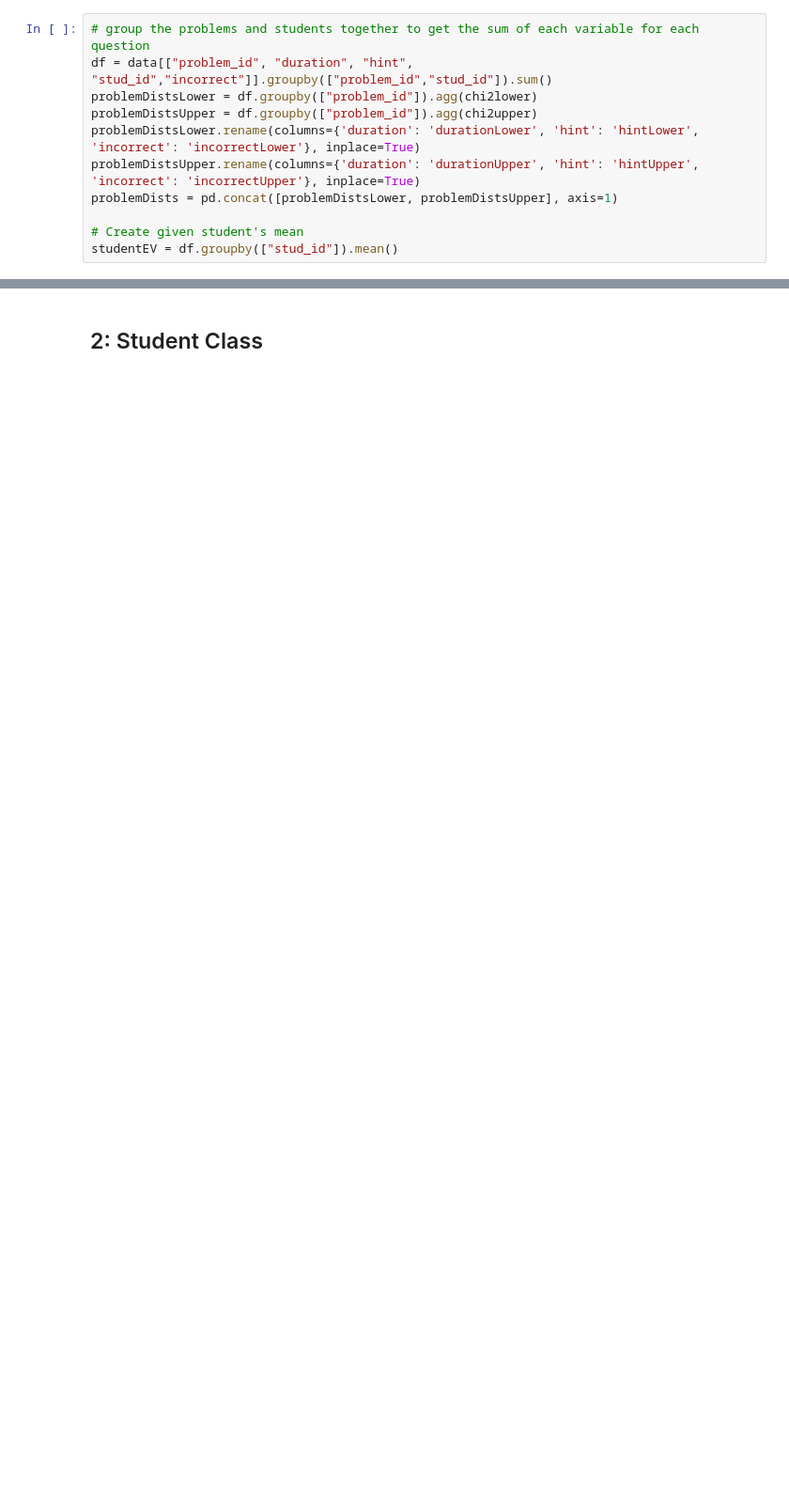
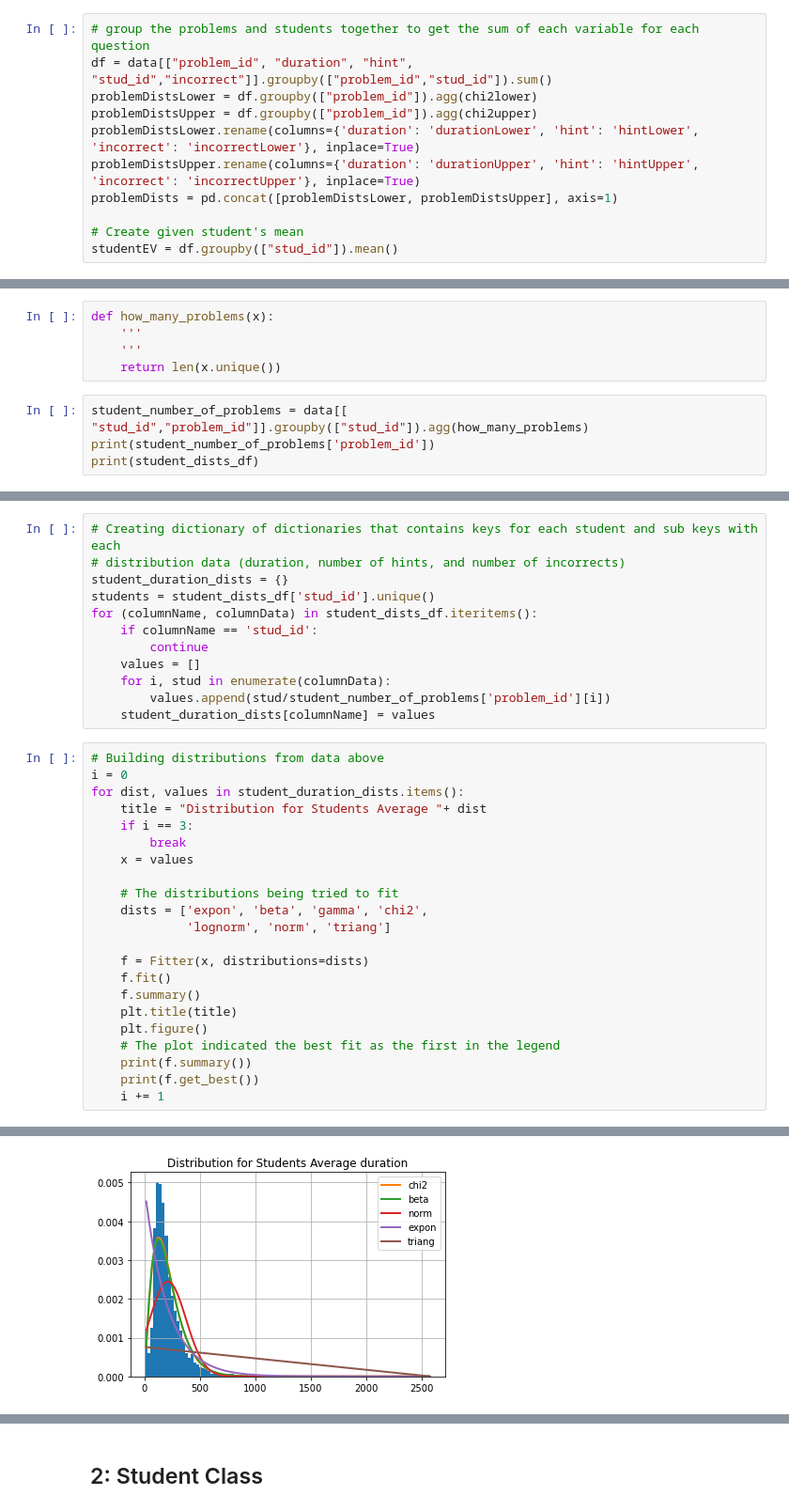
Before and after one commit to JakeH-32/Capstone, a Jupyter notebook: distribution_building.ipynb, the cells around one changed output, grey strips where cells are left out. Shown: that part at 94% size. Drawn from its saved outputs; the diff is of its cells as text; blank space fills up the shorter version.

```diff
--- a/distribution_building.ipynb
+++ b/distribution_building.ipynb
@@ -91,0 +159,9 @@ studentEV = df.groupby(["stud_id"]).mean()
+# %%
+def how_many_problems(x):
+    '''
+    '''
+    return len(x.unique())
+# %%
+student_number_of_problems = data[[ "stud_id","problem_id"]].groupby(["stud_id"]).agg(how_many_problems)
+print(student_number_of_problems['problem_id'])
+print(student_dists_df)
@@ -91,0 +186,35 @@ studentEV = df.groupby(["stud_id"]).mean()
+# %%
+# Creating dictionary of dictionaries that contains keys for each student and sub keys with each
+# distribution data (duration, number of hints, and number of incorrects)
+student_duration_dists = {}
+students = student_dists_df['stud_id'].unique()
+for (columnName, columnData) in student_dists_df.iteritems():
+    if columnName == 'stud_id':
+        continue
+    values = []
+    for i, stud in enumerate(columnData):
+        values.append(stud/student_number_of_problems['problem_id'][i])
+    student_duration_dists[columnName] = values
+# %%
+# Building distributions from data above
+i = 0
+for dist, values in student_duration_dists.items():
+    title = "Distribution for Students Average "+ dist
+    if i == 3:
+        break
+    x = values
+
+    # The distributions being tried to fit
+    dists = ['expon', 'beta', 'gamma', 'chi2',
+             'lognorm', 'norm', 'triang']
+
+    f = Fitter(x, distributions=dists)
+    f.fit()
+    f.summary()
+    plt.title(title)
+    plt.figure()
+    # The plot indicated the best fit as the first in the legend
+    print(f.summary())
+    print(f.get_best())
+    i += 1
+# %% [output]
@@ -91,0 +238 @@ studentEV = df.groupby(["stud_id"]).mean()
+[figure, added]
```
Also changed, not shown: parts of 23 cells of this notebook.
